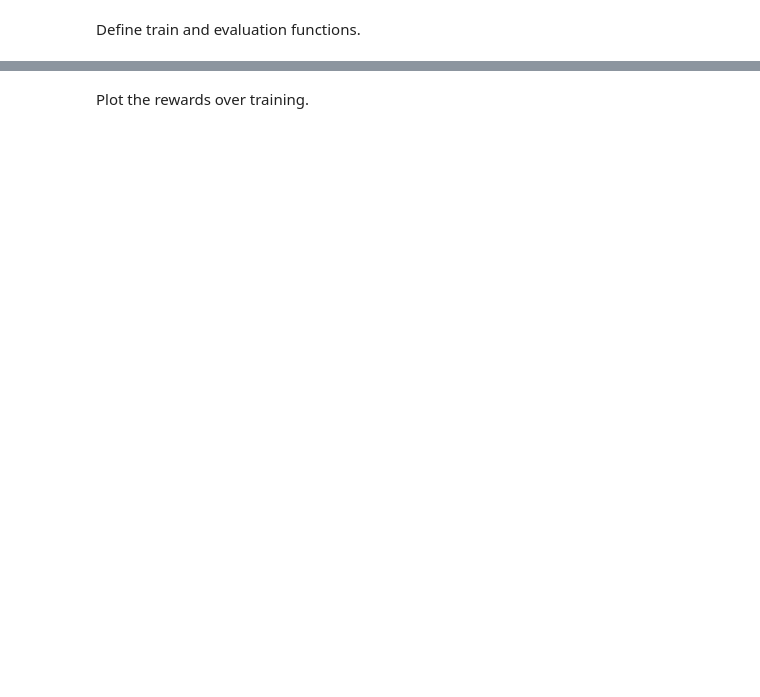
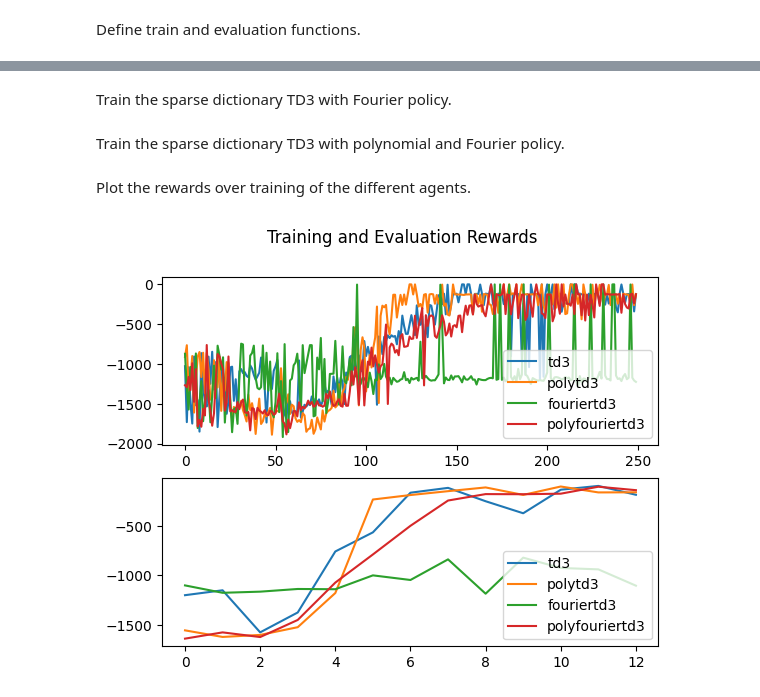
Before and after one commit to nicob15/Sparsifying-Parametric-Models-with-L0, a Jupyter notebook: Sparse Parametric Control Policies.ipynb, the cells around one changed output, grey strips where cells are left out. Drawn from its saved outputs; the diff is of its cells as text; code cells hidden in the pictures; blank space fills up the shorter version.

Commit message:
add different dictionary libraries in control example

```diff
--- a/Sparse Parametric Control Policies.ipynb
+++ b/Sparse Parametric Control Policies.ipynb
@@ -46,12 +56,27 @@ training_iteration = 100
 # TD3 agent
 agent = TD3(state_dim=obs_dim, action_dim=act_dim, max_action=max_act, h_dim=h_dim, tau=tau, device=device)
 
+scale = 1.0
+droprate = 0.5
+
+policy_type = 'polynomial'
 degree = 3
-scale = 1.0
+# polynomial TD3 agent
+reg_coeff = 0.005
+agent_poly = sparse_dict_TD3(state_dim=obs_dim, action_dim=act_dim, max_action=max_act, policy_type=policy_type, degree_pi=degree, feature_scale=scale, reg_coeff=reg_coeff, droprate=droprate, tau=tau, device=device)
+
+policy_type = 'fourier'
+frequency = 1
+# fourier TD3 agent
+step_size = 0.01
+agent_fourier = sparse_dict_TD3(state_dim=obs_dim, action_dim=act_dim, max_action=max_act, policy_type=policy_type, degree_pi=degree, feature_scale=scale, reg_coeff=reg_coeff, droprate=droprate, tau=tau, frequency=frequency, device=device)
+
+policy_type = 'polyfourier'
+frequency = 1
+degree = 3
 reg_coeff = 0.01
-droprate = 0.2
-# polynomial TD3 agent
-agent_poly = polyTD3(state_dim=obs_dim, action_dim=act_dim, max_action=max_act, degree_pi=degree, feature_scale=scale, reg_coeff=reg_coeff, droprate=droprate, tau=tau,device=device)
+# polynomial-fourier TD3 agent
+agent_polyfourier = sparse_dict_TD3(state_dim=obs_dim, action_dim=act_dim, max_action=max_act, policy_type=policy_type, degree_pi=degree, feature_scale=scale, reg_coeff=reg_coeff, droprate=droprate, tau=tau, frequency=frequency, device=device)
 # %% [markdown]
 Define train and evaluation functions.
 # %%
@@ -95,6 +120,7 @@ def train_agent(agent, env, agent_type='td3'):
     eval_rew = eval_agent(agent, agent_type=agent_type, ep=max_episodes+1)
     eval_rewards.append(eval_rew)
 
+    training_buffer.clear_memory()
     return training_rewards, eval_rewards
 
 def eval_agent(agent, eval_episodes=10,agent_type='td3', ep=1):
@@ -132,7 +158,7 @@ def eval_agent(agent, eval_episodes=10,agent_type='td3', ep=1):
     print(f"Evaluation over {eval_episodes} episodes: {avg_reward:.3f}")
     print("---------------------------------------")
 
-    if agent_type == 'polytd3':
+    if agent_type == 'polytd3' or agent_type == 'fouriertd3' or agent_type == 'polyfouriertd3':
         agent.print_equations(ep=ep)
 
     return avg_reward
@@ -141,19 +173,31 @@ Train the two agents.
+# %% [markdown]
+Train the sparse dictionary TD3 with Fourier policy.
+# %%
+training_rewards_fouriertd3, eval_rewards_fouriertd3 = train_agent(agent_fourier, env, agent_type='fouriertd3')
+# %% [markdown]
+Train the sparse dictionary TD3 with polynomial and Fourier policy.
 # %%
-training_rewards_td3, eval_rewards_td3 = train_agent(agent, env, agent_type='td3')
-
-training_rewards_polytd3, eval_rewards_polytd3 = train_agent(agent_poly, env, agent_type='polytd3')
+training_rewards_polyfouriertd3, eval_rewards_polyfouriertd3 = train_agent(agent_polyfourier, env, agent_type='polyfouriertd3')
 # %% [markdown]
-Plot the rewards over training.
+Plot the rewards over training of the different agents.
 # %%
 import matplotlib.pyplot as plt
 
 fig, axs = plt.subplots(2)
 fig.suptitle('Training and Evaluation Rewards')
+
 axs[0].plot(training_rewards_td3, label='td3')
+axs[0].plot(training_rewards_polytd3, label='polytd3')
+axs[0].plot(training_rewards_fouriertd3, label='fouriertd3')
+axs[0].plot(training_rewards_polyfouriertd3, label='polyfouriertd3')
+axs[0].legend(loc="lower right")
+
 axs[1].plot(eval_rewards_td3, label='td3')
-axs[0].plot(training_rewards_polytd3, label='polytd3')
 axs[1].plot(eval_rewards_polytd3, label='polytd3')
-axs[0].legend(loc="lower right")
+axs[1].plot(eval_rewards_fouriertd3, label='fouriertd3')
+axs[1].plot(eval_rewards_polyfouriertd3, label='polyfouriertd3')
 axs[1].legend(loc="lower right")
 
 plt.savefig('figures/rewards.svg')
+# %% [output]
+[figure, added]
```
Also changed, not shown: parts of 7 cells of this notebook, 1 other file.
